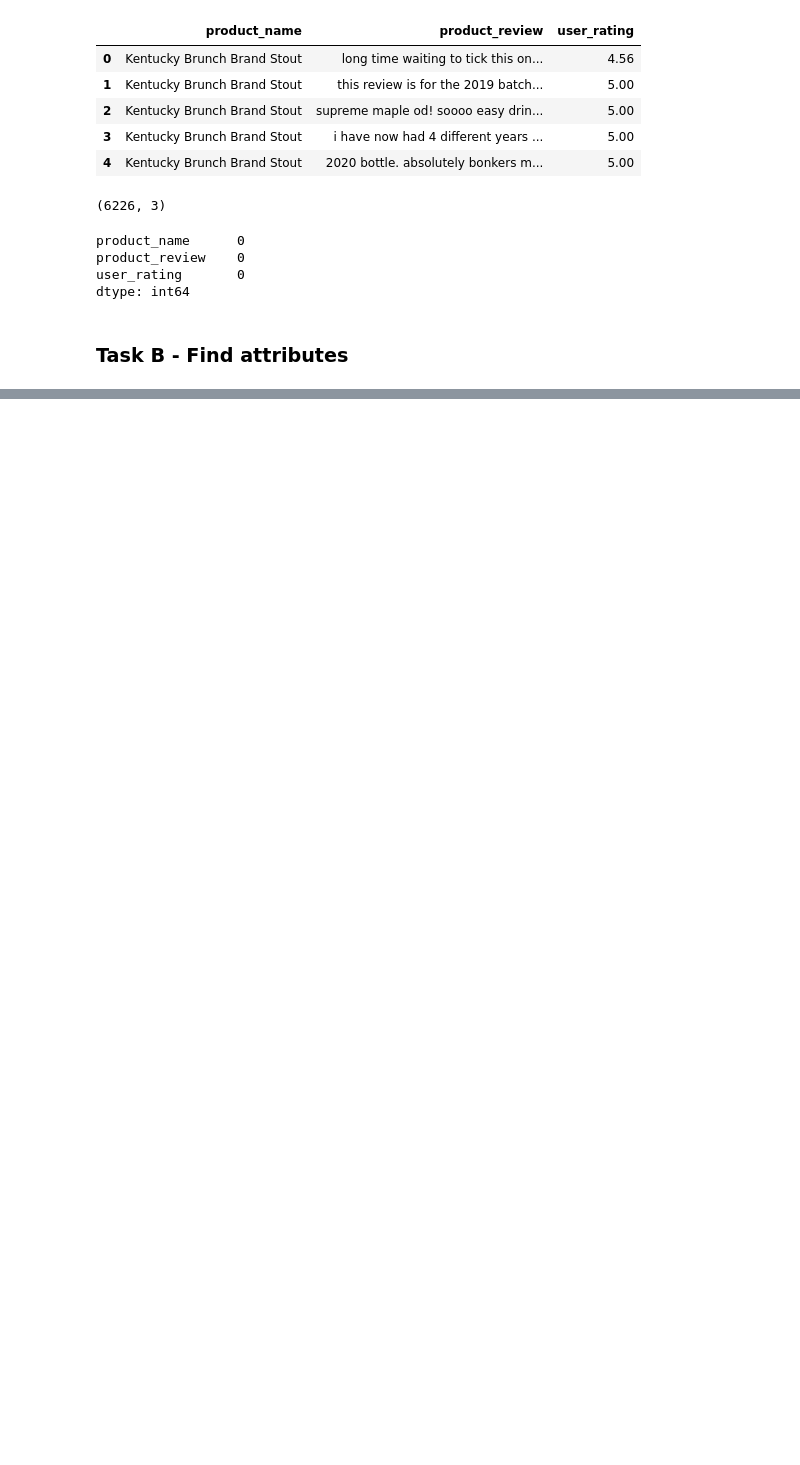
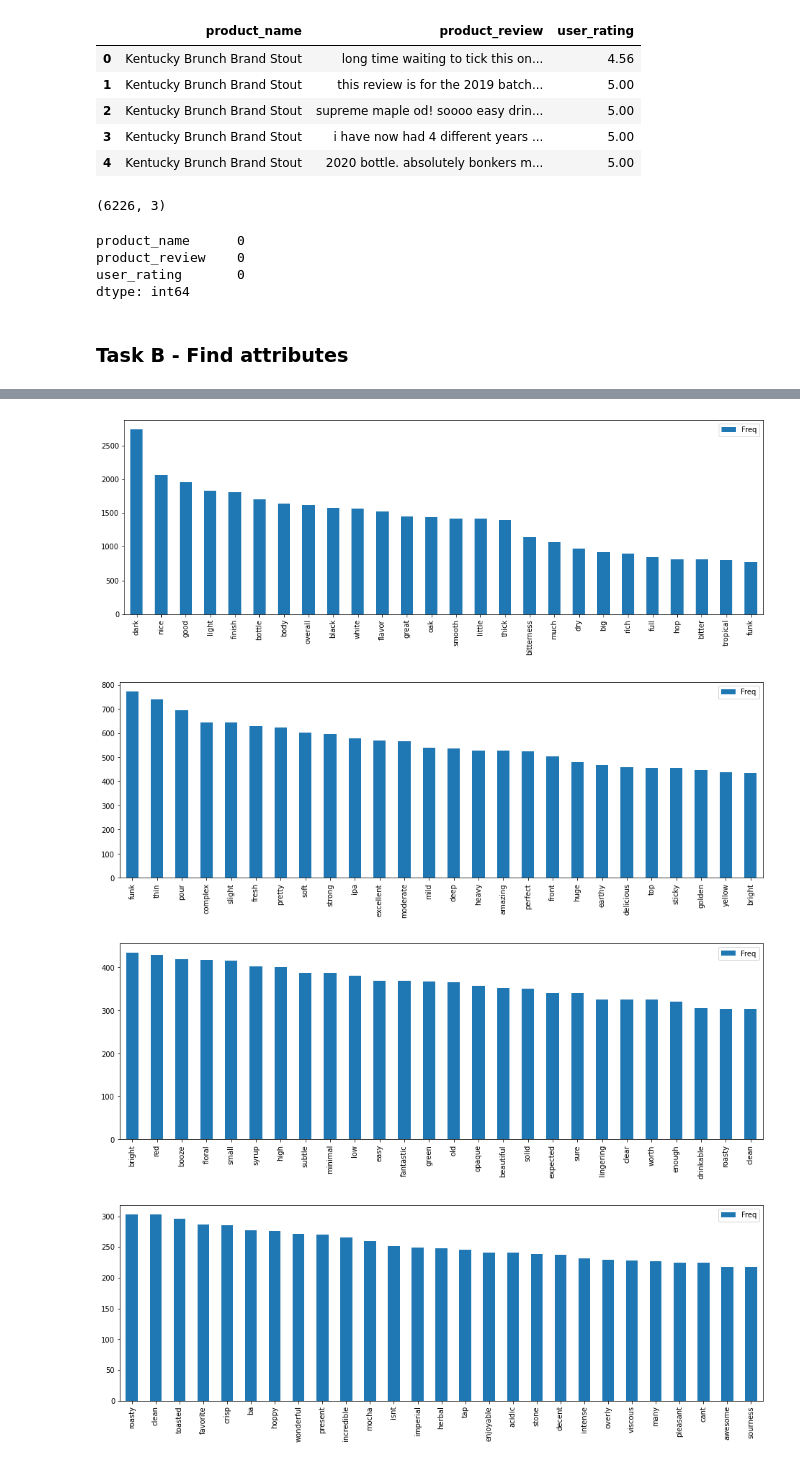
Before and after one commit to vicgpt/Unstructured-Data-Analytics, a Jupyter notebook: Assignment 2 - Beer review/Assignment 2 attempt abhi.ipynb, the cells around one changed output, grey strips where cells are left out. Cells and saved outputs as stored; diff of their text form; code cells hidden in the pictures; blank space fills up the shorter version.

```diff
--- a/Assignment 2 - Beer review/Assignment 2 attempt abhi.ipynb
+++ b/Assignment 2 - Beer review/Assignment 2 attempt abhi.ipynb
@@ -2,14 +2,20 @@
 import pandas as pd
 import numpy as np
 import matplotlib.pyplot as plt
+plt.rcParams['figure.figsize'] = [16, 5]
 import seaborn as sns
 
 from nltk import word_tokenize,Counter,FreqDist
 from nltk.corpus import stopwords
 import string
 
-import spacy
-from sklearn.feature_extraction.text import CountVectorizer
+from sklearn.feature_extraction.text import CountVectorizer, TfidfVectorizer
+
+from sklearn.metrics.pairwise import cosine_similarity #Cosine included in spacy
+
+import warnings
+warnings.filterwarnings('ignore')
+
 #from collections import Counter
 # %%
 # reading the data
@@ -78,0 +110,5 @@ print(filtered_word_freq)
+# %%
+adj, sorted_dict_fil = getAttribute(text=text)
+df = pd.DataFrame([sorted_dict_fil]).T.rename({0:'Freq'},axis=1)
+df.reset_index().to_csv('Token Frequency.csv')
+df.head(10)
@@ -78,0 +127,9 @@ print(filtered_word_freq)
+# %%
+#Plot word frequency
+for i in range(6):
+    df[(df['Freq'] >= df['Freq'][25*(i+1)]) & (df['Freq'] <= df['Freq'][25*i])].plot(kind='bar')
+# %% [output]
+[figure, added]
+[figure, added]
+[figure, added]
+[figure, added]
```
Also changed, not shown: parts of 23 cells of this notebook, 1 other file.
